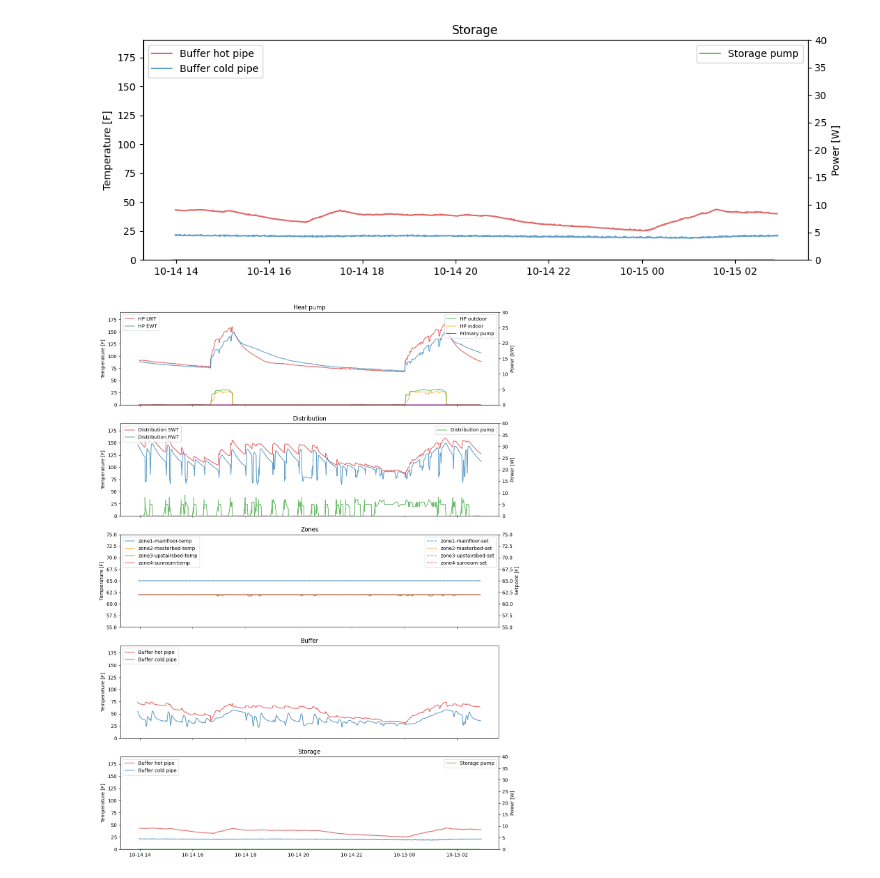
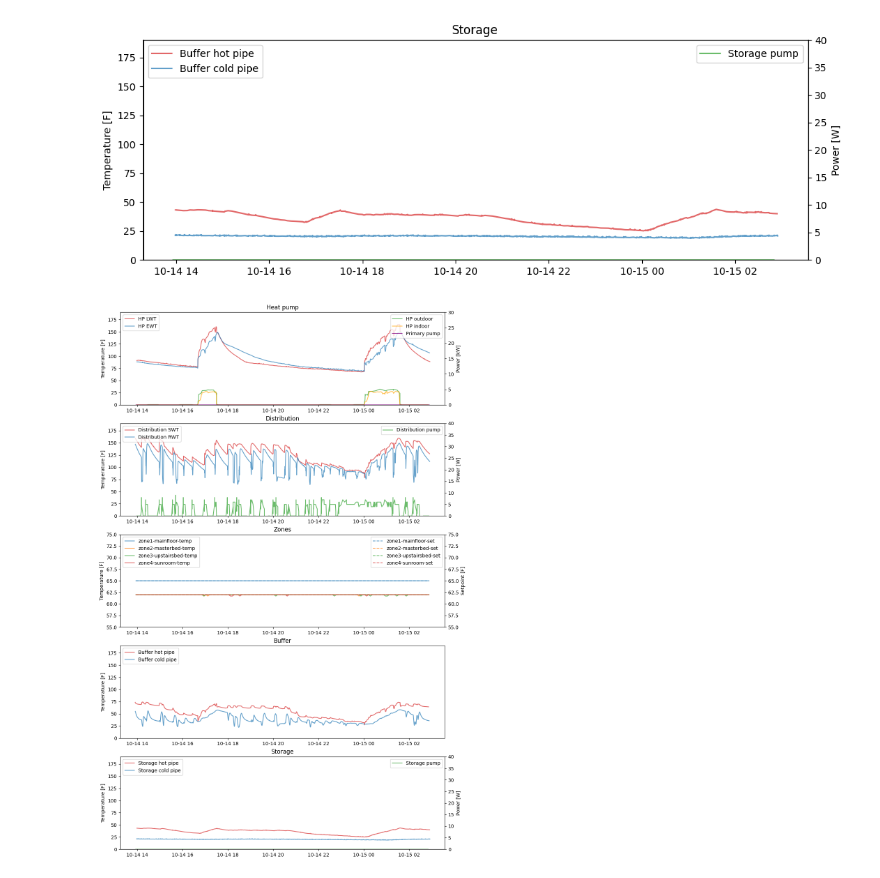
Before and after one commit to thegridelectric/visualizer, a Jupyter notebook: plots_wip.ipynb, the cells around one changed output. Cells and saved outputs as stored; diff of their text form; code cells hidden in the pictures.

Commit message:
Plots WIP

```diff
--- a/plots_wip.ipynb
+++ b/plots_wip.ipynb
@@ -305,7 +305,7 @@ for key in channels.keys():
     if channels[key]['times'][0] < first_time:
         first_time = channels[key]['times'][0]
 
-fig, ax = plt.subplots(5,1, figsize=(14,20), sharex=True)
+fig, ax = plt.subplots(5,1, figsize=(12,20), sharex=True)
 
 # --------------------------------------
 # First plot: HP loop
@@ -425,37 +425,50 @@ for key in channels.keys():
         channels[key]['times'] = pd.to_datetime(channels[key]['times'], unit='s')
         channels[key]['times'] = channels[key]['times'].tz_localize('America/New_York')
 
-ax[3].plot(channels['buffer-hot-pipe']['times'], channels['buffer-hot-pipe']['values'], color='tab:red', alpha=0.7, label='Buffer hot pipe')
-ax[3].plot(channels['buffer-cold-pipe']['times'], channels['buffer-cold-pipe']['values'], color='tab:blue', alpha=0.7, label='Buffer cold pipe')
+ax[3].plot(channels['buffer-hot-pipe']['times'], channels['buffer-hot-pipe']['values'],
+           color='tab:red', alpha=0.7, label='Buffer hot pipe')
+ax[3].plot(channels['buffer-cold-pipe']['times'], channels['buffer-cold-pipe']['values'],
+           color='tab:blue', alpha=0.7, label='Buffer cold pipe')
 ax[3].set_ylabel('Temperature [F]')
 ax[3].set_ylim([0,190])
 ax[3].legend(loc='upper left')
 ax[3].set_title('Buffer')
 
 # --------------------------------------
 # Fifth plot: storage
 # --------------------------------------
 
 fifth_plot_keys = []
 for key in channels.keys():
     if 'store' in key:
         fifth_plot_keys.append(key)
         channels[key]['values'] = [x/1000 for x in channels[key]['values']]
         channels[key]['times'] = [x/1000 for x in channels[key]['times']]
         channels[key]['times'] = pd.to_datetime(channels[key]['times'], unit='s')
         channels[key]['times'] = channels[key]['times'].tz_localize('America/New_York')
 
-ax[4].plot(channels['store-hot-pipe']['times'], channels['store-hot-pipe']['values'], color='tab:red', alpha=0.7, label='Buffer hot pipe')
-ax[4].plot(channels['store-cold-pipe']['times'], channels['store-cold-pipe']['values'], color='tab:blue', alpha=0.7, label='Buffer cold pipe')
+ax[4].plot(channels['store-hot-pipe']['times'], channels['store-hot-pipe']['values'],
+           color='tab:red', alpha=0.7, label='Storage hot pipe')
+ax[4].plot(channels['store-cold-pipe']['times'], channels['store-cold-pipe']['values'],
+           color='tab:blue', alpha=0.7, label='Storage cold pipe')
 ax[4].set_ylabel('Temperature [F]')
 ax[4].set_ylim([0,190])
 ax[4].legend(loc='upper left')
 ax24 = ax[4].twinx()
-ax24.plot(channels['store-pump-pwr']['times'], channels['store-pump-pwr']['values'], color='tab:green', alpha=0.7, label='Storage pump')
+ax24.plot(channels['store-pump-pwr']['times'], channels['store-pump-pwr']['values'],
+          color='tab:green', alpha=0.7, label='Storage pump')
 ax24.set_ylabel('Power [W]')
 ax24.set_ylim([0,40])
 ax24.legend(loc='upper right')
 ax[4].set_title('Storage')
+
+
+ax[0].tick_params(axis='x', which='both', labelbottom=True)
+ax[1].tick_params(axis='x', which='both', labelbottom=True)
+ax[2].tick_params(axis='x', which='both', labelbottom=True)
+ax[3].tick_params(axis='x', which='both', labelbottom=True)
+ax[4].tick_params(axis='x', which='both', labelbottom=True)
+
 plt.show()
 # %% [output]
-[figure, old version]
+[figure, new version]
```
